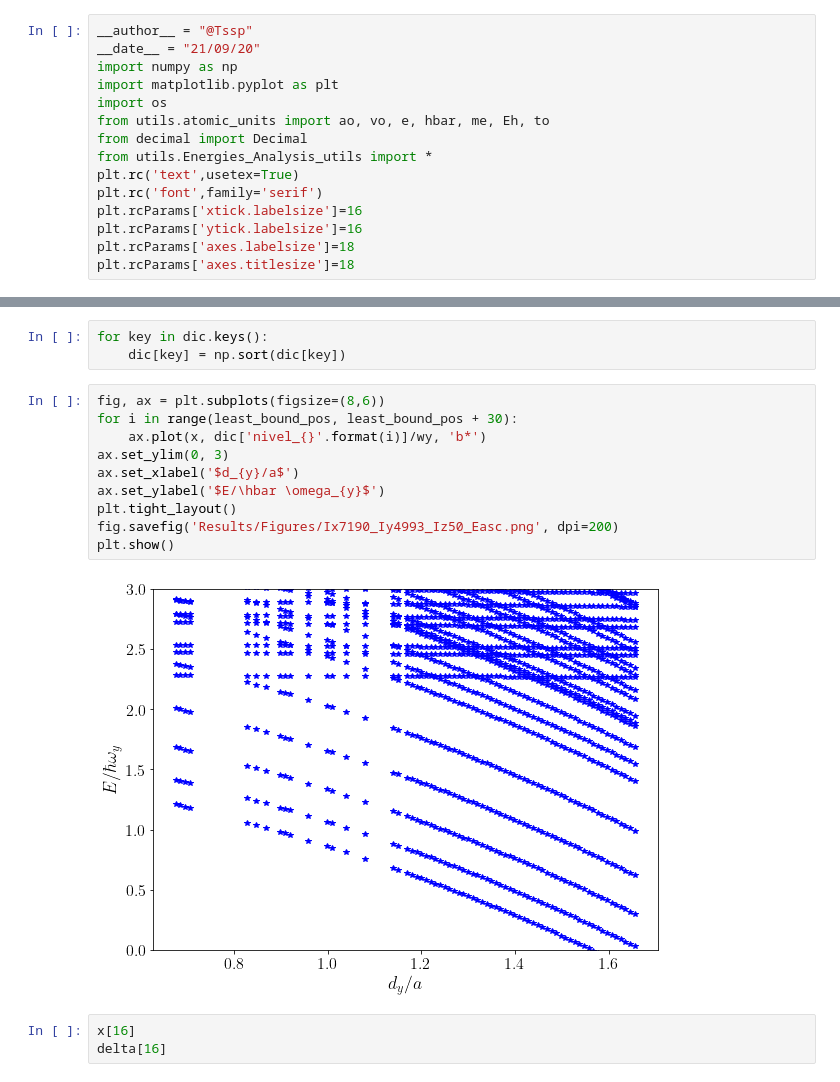
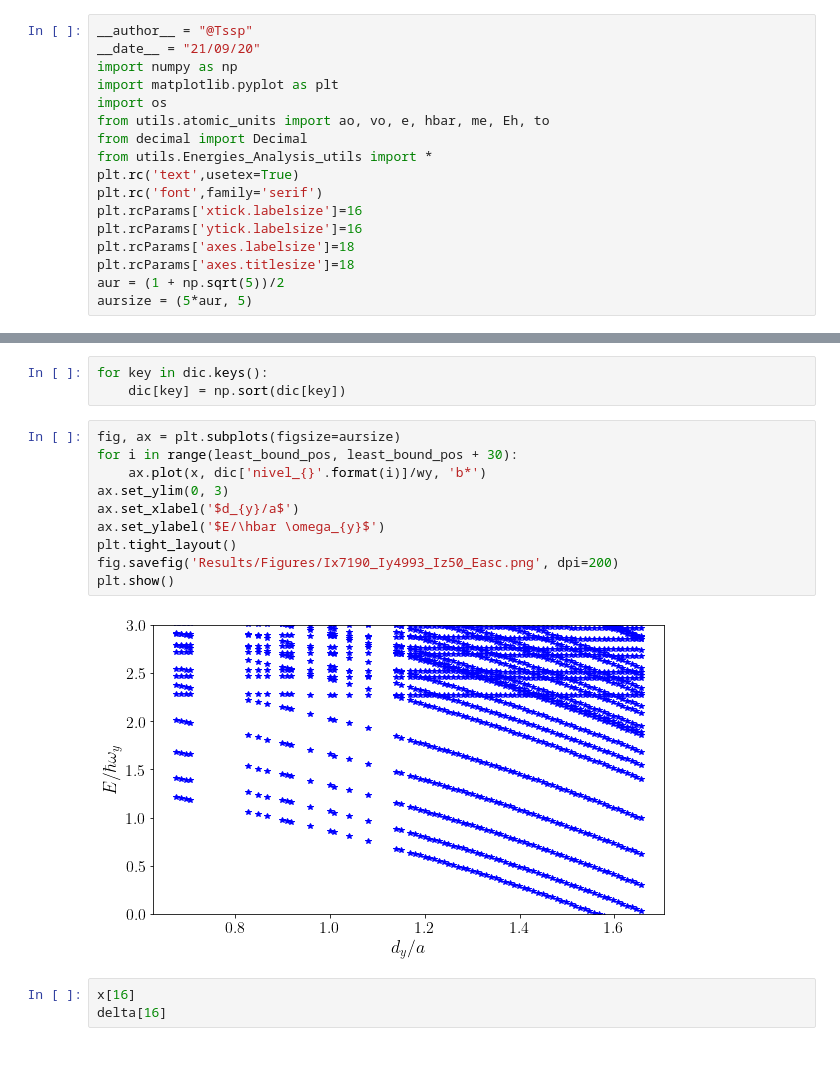
Before and after one commit to TsspGit/Ultracold_Atoms_src, a Jupyter notebook: Analysis/q1D/Energies_Analysis_7190_4993_50.ipynb, the cells around one changed output, grey strips where cells are left out. Cells and saved outputs as stored; diff of their text form.

```diff
--- a/Analysis/q1D/Energies_Analysis_7190_4993_50.ipynb
+++ b/Analysis/q1D/Energies_Analysis_7190_4993_50.ipynb
@@ -13,6 +13,8 @@ plt.rcParams['xtick.labelsize']=16
 plt.rcParams['ytick.labelsize']=16
 plt.rcParams['axes.labelsize']=18
 plt.rcParams['axes.titlesize']=18
+aur = (1 + np.sqrt(5))/2
+aursize = (5*aur, 5)
 # %%
 delta = np.loadtxt('Simulations/delta_asc_ix6603.dat', dtype=str)[:,0]
 asc = np.loadtxt('Simulations/delta_asc_ix6603.dat')[:,1]
@@ -74,17 +76,17 @@ First trap state:  1002 0.031137923337031345
 for key in dic.keys():
     dic[key] = np.sort(dic[key])
 # %%
-fig, ax = plt.subplots(figsize=(8,6))
+fig, ax = plt.subplots(figsize=aursize)
 for i in range(least_bound_pos, least_bound_pos + 30):
     ax.plot(x, dic['nivel_{}'.format(i)]/wy, 'b*')
 ax.set_ylim(0, 3)
 ax.set_xlabel('$d_{y}/a$')
 ax.set_ylabel('$E/\hbar \omega_{y}$')
 plt.tight_layout()
 fig.savefig('Results/Figures/Ix7190_Iy4993_Iz50_Easc.png', dpi=200)
 plt.show()
 # %% [output]
-[figure, old version]
+[figure, new version]
 # %%
 x[16]
 delta[16]
```
Also changed, not shown: parts of 5 cells of this notebook, 8 other files.
